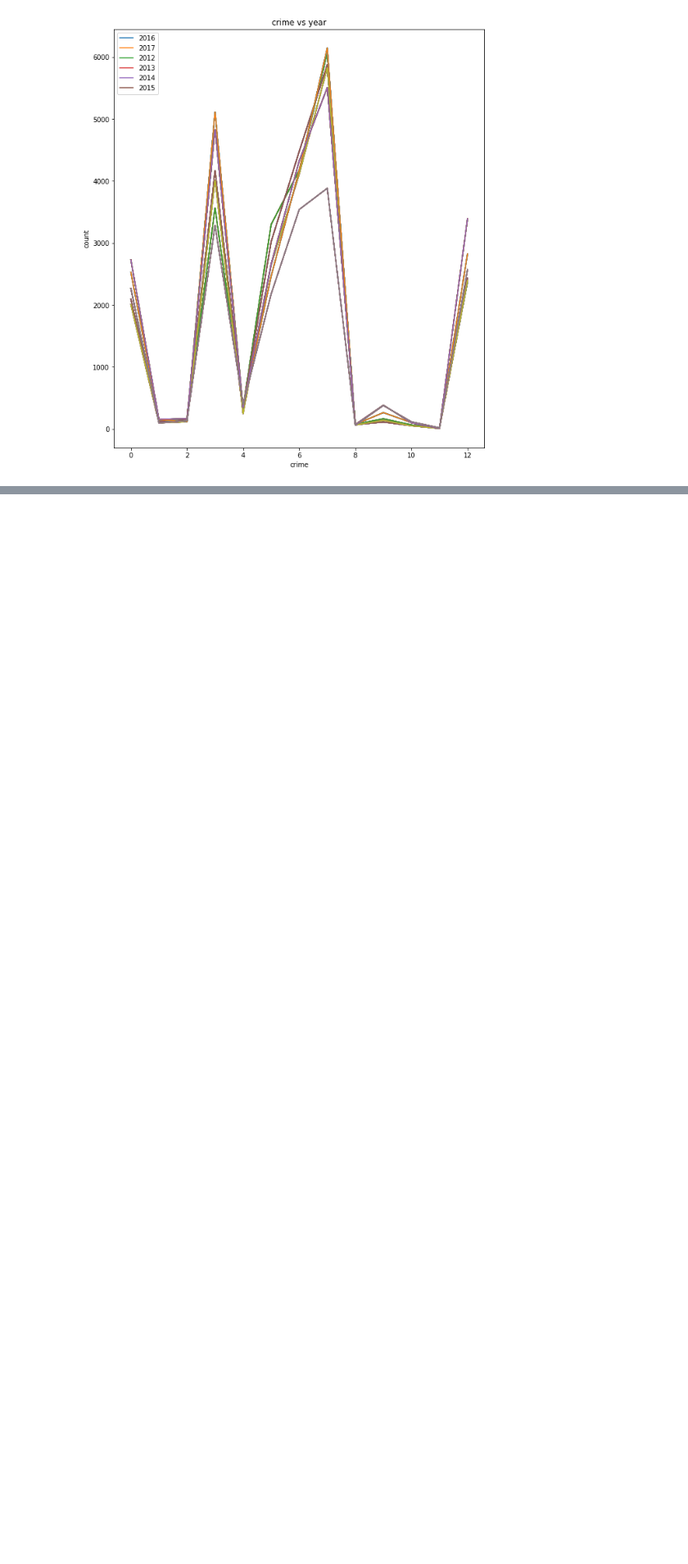
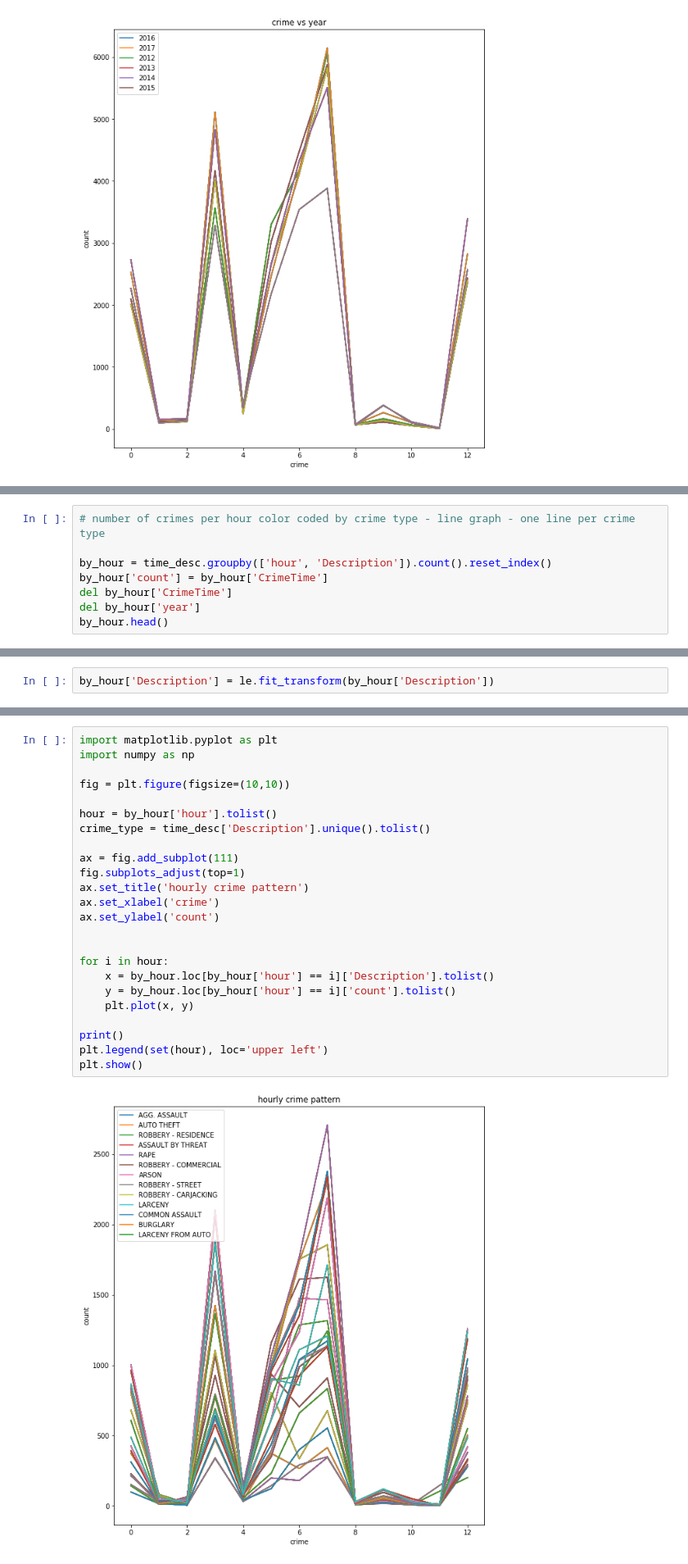
Before and after one commit to nichollsbr/baltimore-transit, a Jupyter notebook: Crime_Prediction.ipynb, the cells around one changed output, grey strips where cells are left out. Shown at 82% size. Cells and saved outputs as stored; diff of their text form; blank space fills up the shorter version.

```diff
--- a/Crime_Prediction.ipynb
+++ b/Crime_Prediction.ipynb
@@ -264,0 +195,8 @@ iplot(fig)
+# %%
+# number of crimes per hour color coded by crime type - line graph - one line per crime type
+
+by_hour = time_desc.groupby(['hour', 'Description']).count().reset_index()
+by_hour['count'] = by_hour['CrimeTime']
+del by_hour['CrimeTime']
+del by_hour['year']
+by_hour.head()
@@ -264,0 +210,2 @@ iplot(fig)
+# %%
+by_hour['Description'] = le.fit_transform(by_hour['Description'])
@@ -264,0 +221,26 @@ iplot(fig)
+# %%
+import matplotlib.pyplot as plt
+import numpy as np
+
+fig = plt.figure(figsize=(10,10))
+
+hour = by_hour['hour'].tolist()
+crime_type = time_desc['Description'].unique().tolist()
+
+ax = fig.add_subplot(111)
+fig.subplots_adjust(top=1)
+ax.set_title('hourly crime pattern')
+ax.set_xlabel('crime')
+ax.set_ylabel('count')
+
+
+for i in hour:
+    x = by_hour.loc[by_hour['hour'] == i]['Description'].tolist()
+    y = by_hour.loc[by_hour['hour'] == i]['count'].tolist()
+    plt.plot(x, y)
+
+print()
+plt.legend(set(hour), loc='upper left')
+plt.show()
+# %% [output]
+[figure, added]
```
Also changed, not shown: parts of 33 cells of this notebook, 1 other file.
